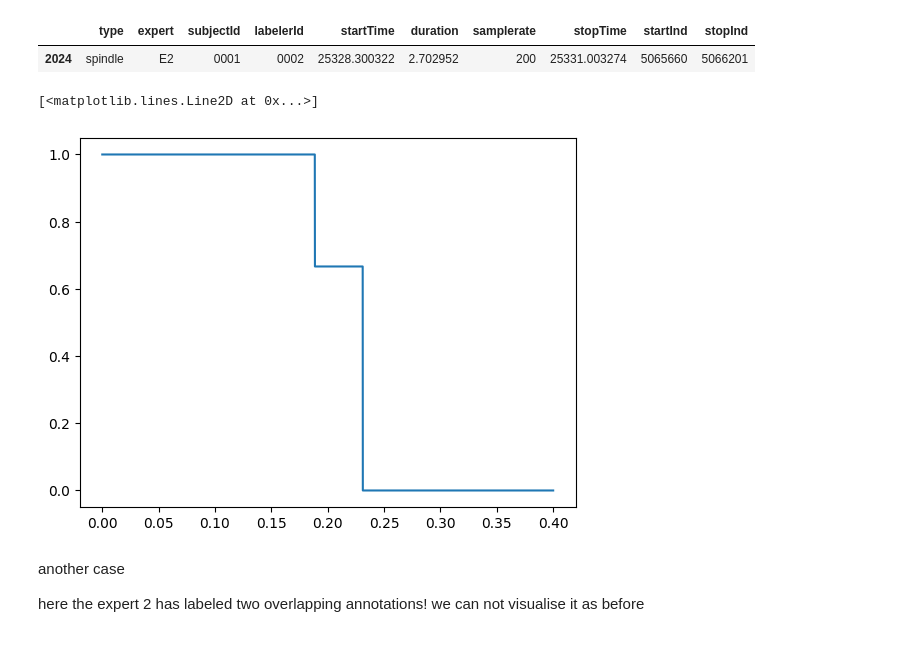
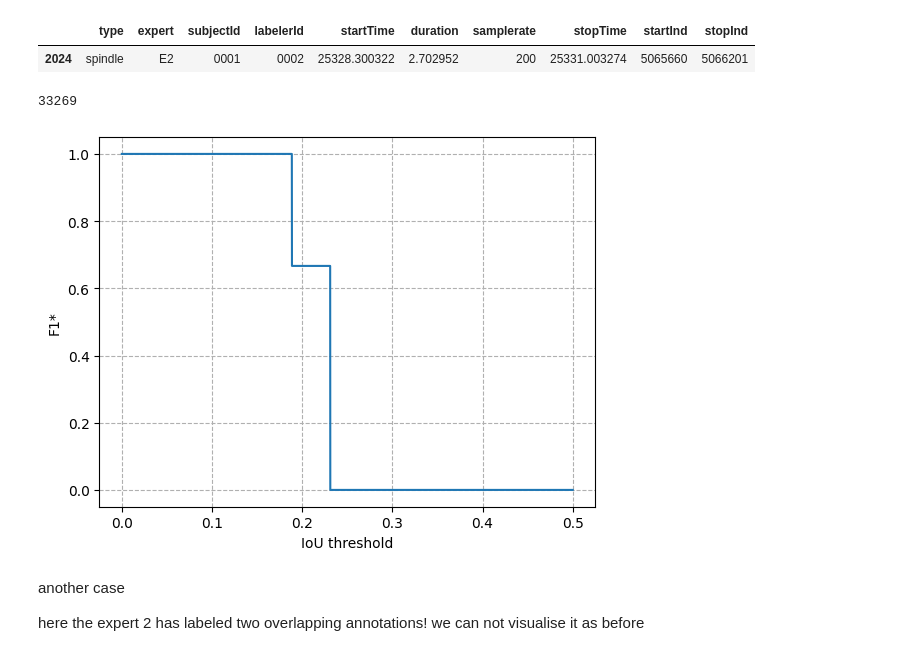
Before and after one commit to quiquegurdiel/SpinCo, a Jupyter notebook: Experiment007_interpredictability.ipynb, the cells around one changed output. Saved outputs shown, nothing was run; the diff lists cells and outputs as text; code cells hidden in the pictures.

```diff
--- a/Experiment007_interpredictability.ipynb
+++ b/Experiment007_interpredictability.ipynb
@@ -225,20 +239,26 @@ mini2
 # %% [output]
 |  | type | expert | subjectId | labelerId | startTime | duration | samplerate | stopTime | startInd | stopInd |
 | 2024 | spindle | E2 | 0001 | 0002 | 25328.300322 | 2.702952 | 200 | 25331.003274 | 5065660 | 5066201 |
+# %%
+len(annotations)
+# %% [output]
+33269
 # %%
-sampleIoUs2=np.linspace(0,0.4,10000)
+sampleIoUs2=np.linspace(0,0.5,10000)
 sampleF1=[]
 
 IoUmatrix=getIoUmatrix(mini1,mini2)
 
 for thresIoU in sampleIoUs2:
     sampleF1.append(IoUmatrixToF1(IoUmatrix,thresIoU))
 
 plt.plot(sampleIoUs2,sampleF1,linestyle='-')
 #plt.vlines(x=[0.2310536,0.1885397],ymin=0,ymax=1,linestyles='--',colors='k')
+plt.xlabel("IoU threshold")
+plt.ylabel("F1*")
+plt.grid(linestyle='--')
 # %% [output]
-[<matplotlib.lines.Line2D at 0x...>]
-[figure, old version]
+[figure, new version]
 # %% [markdown]
 another case
 
```
Also changed, not shown: parts of 15 cells of this notebook, 1 other file.
